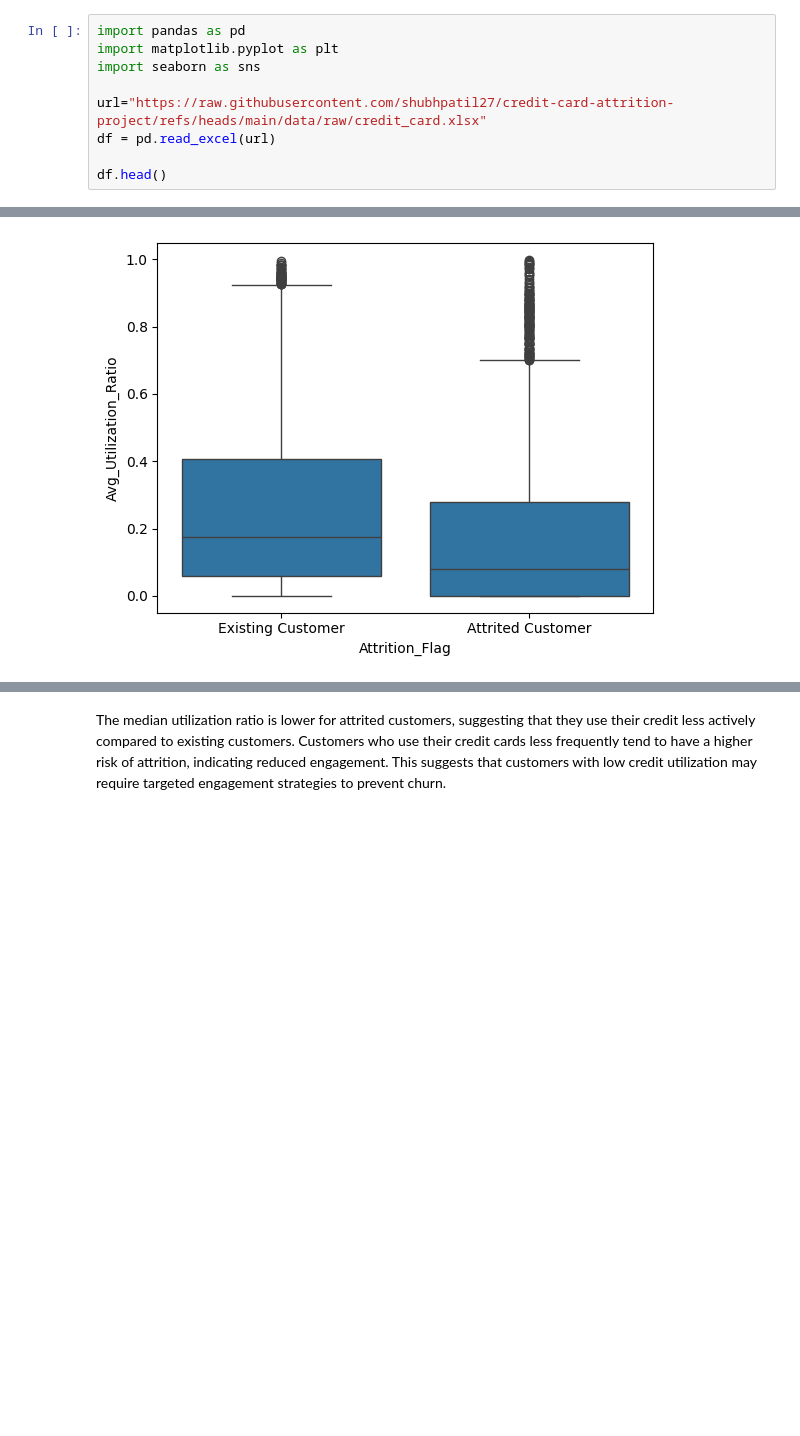
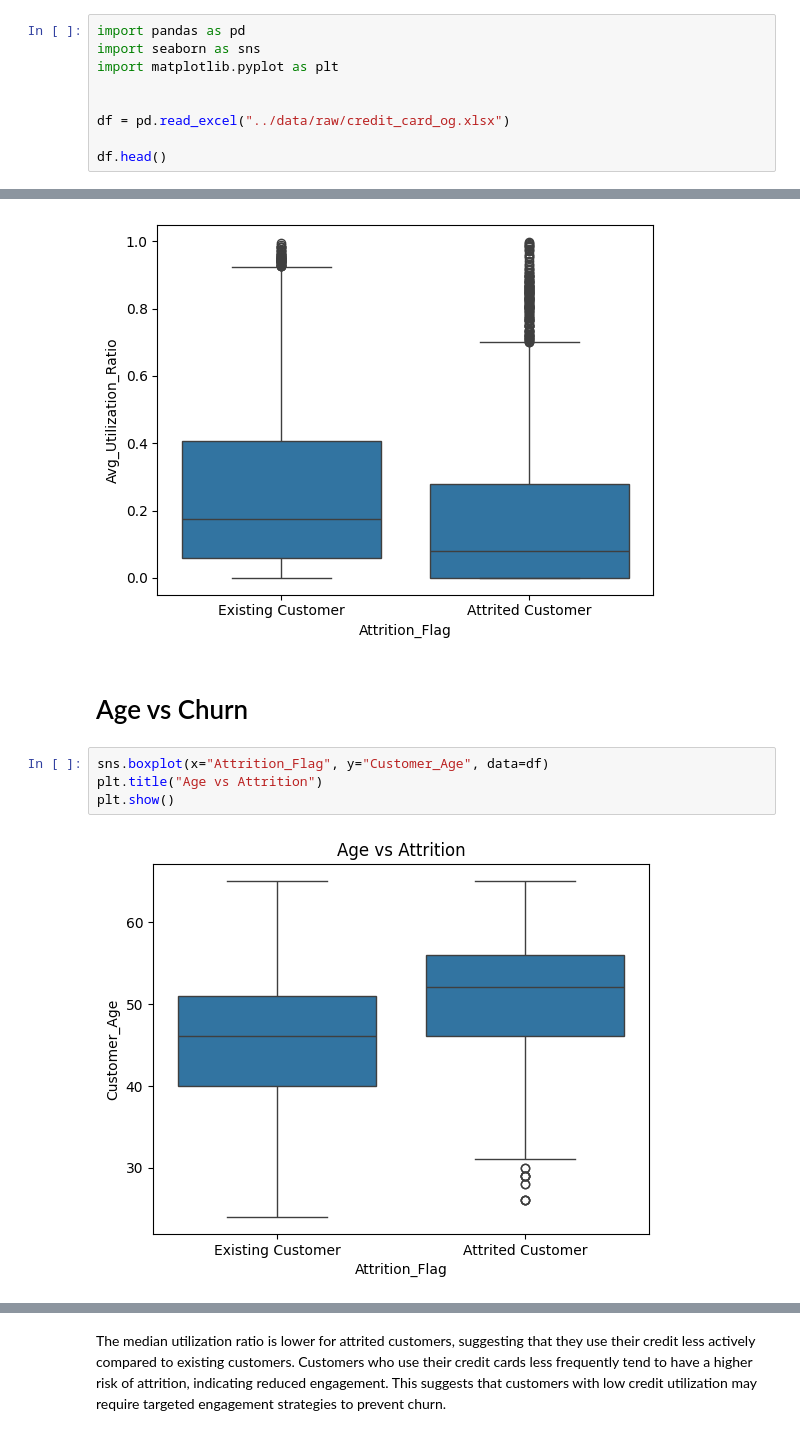
Before and after one commit to shubhpatil27/credit-card-attrition-project, a Jupyter notebook: notebooks/01_eda.ipynb, the cells around one changed output, grey strips where cells are left out. Drawn from its saved outputs; the diff is of its cells as text; blank space fills up the shorter version.

Commit message:
Final clean project: ML pipeline, dashboard, airflow automation, setup scripts

```diff
--- a/notebooks/01_eda.ipynb
+++ b/notebooks/01_eda.ipynb
@@ -1,10 +1,10 @@
 # %%
 import pandas as pd
+import seaborn as sns
 import matplotlib.pyplot as plt
-import seaborn as sns
 
-url="https://raw.githubusercontent.com/shubhpatil27/credit-card-attrition-project/refs/heads/main/data/raw/credit_card.xlsx"
-df = pd.read_excel(url)
+
+df = pd.read_excel("../data/raw/credit_card_og.xlsx")
 
 df.head()
 # %% [output]
@@ -55,3 +80,11 @@ sns.boxplot(x='Attrition_Flag', y='Avg_Utilization_Ratio', data=df)
 plt.show()
 # %% [output]
 [figure]
+# %% [markdown]
+# Age vs Churn
+# %%
+sns.boxplot(x="Attrition_Flag", y="Customer_Age", data=df)
+plt.title("Age vs Attrition")
+plt.show()
+# %% [output]
+[figure, added]
```
Also changed, not shown: parts of 10 cells of this notebook, 21 other files.
